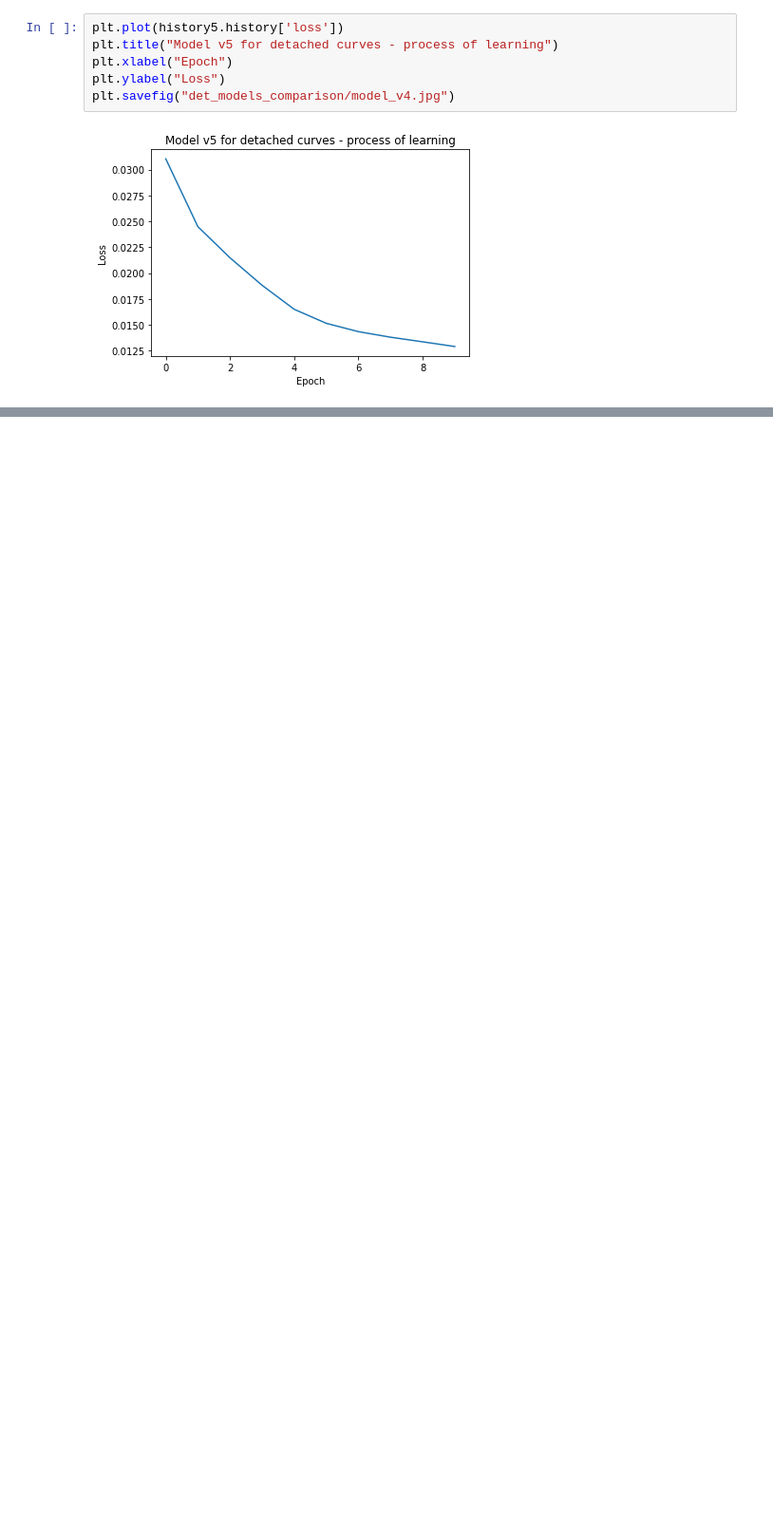
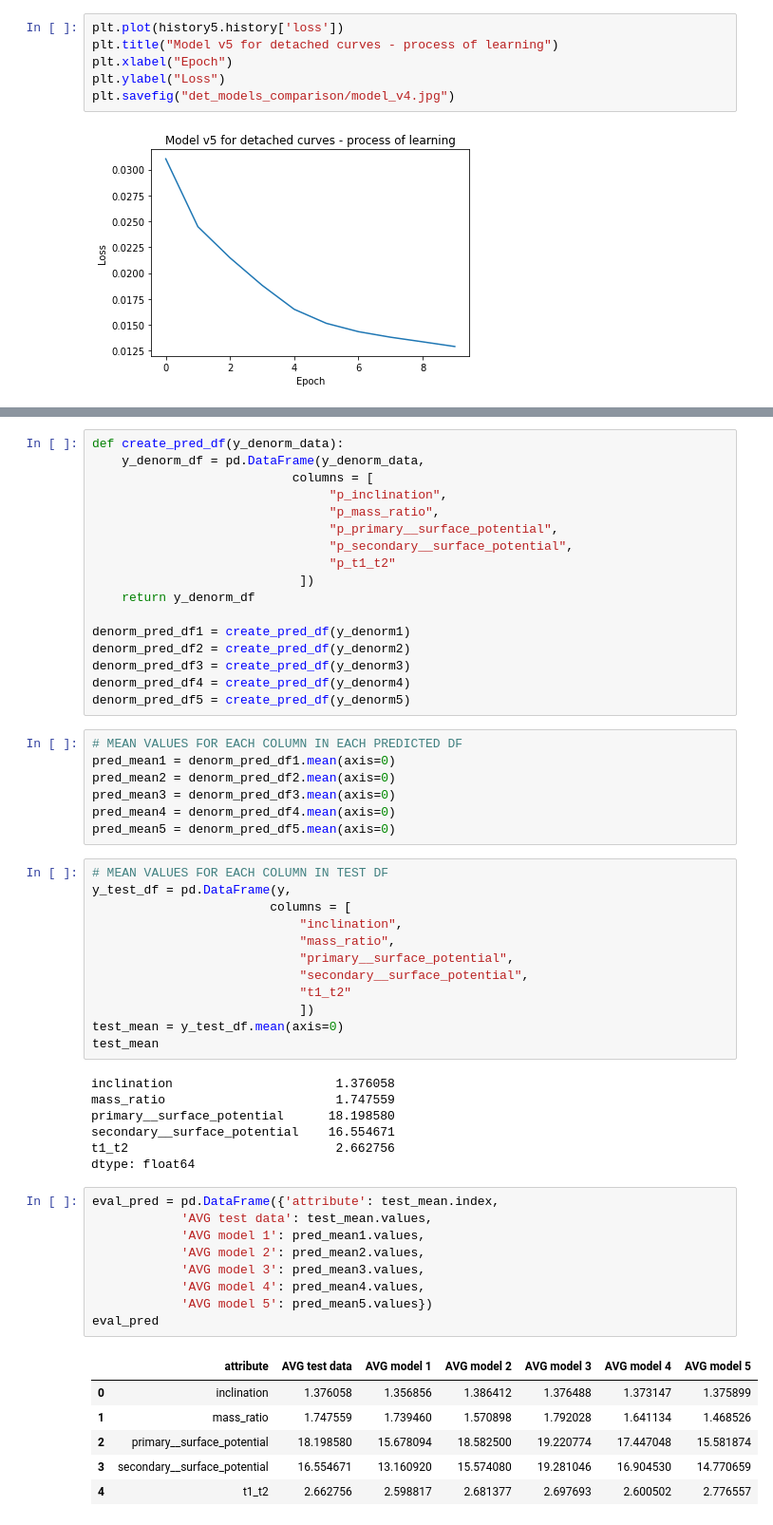
Before and after one commit to AdriNemcikova/DP, a Jupyter notebook: DET_models_comparison.ipynb, the cells around one changed output, grey strips where cells are left out. Shown at 95% size. Drawn from its saved outputs; the diff is of its cells as text; blank space fills up the shorter version.

```diff
--- a/DET_models_comparison.ipynb
+++ b/DET_models_comparison.ipynb
@@ -461,0 +634,59 @@ plt.savefig("det_models_comparison/model_v4.jpg")
+# %%
+def create_pred_df(y_denorm_data):
+    y_denorm_df = pd.DataFrame(y_denorm_data,
+                           columns = [
+                                "p_inclination",
+                                "p_mass_ratio",
+                                "p_primary__surface_potential",
+                                "p_secondary__surface_potential",
+                                "p_t1_t2"
+                            ])
+    return y_denorm_df
+
+denorm_pred_df1 = create_pred_df(y_denorm1)
+denorm_pred_df2 = create_pred_df(y_denorm2)
+denorm_pred_df3 = create_pred_df(y_denorm3)
+denorm_pred_df4 = create_pred_df(y_denorm4)
+denorm_pred_df5 = create_pred_df(y_denorm5)
+# %%
+# MEAN VALUES FOR EACH COLUMN IN EACH PREDICTED DF
+pred_mean1 = denorm_pred_df1.mean(axis=0)
+pred_mean2 = denorm_pred_df2.mean(axis=0)
+pred_mean3 = denorm_pred_df3.mean(axis=0)
+pred_mean4 = denorm_pred_df4.mean(axis=0)
+pred_mean5 = denorm_pred_df5.mean(axis=0)
+# %%
+# MEAN VALUES FOR EACH COLUMN IN TEST DF
+y_test_df = pd.DataFrame(y,
+                        columns = [
+                            "inclination",
+                            "mass_ratio",
+                            "primary__surface_potential",
+                            "secondary__surface_potential",
+                            "t1_t2"
+                            ])
+test_mean = y_test_df.mean(axis=0)
+test_mean
+# %% [output]
+inclination                      1.376058
+mass_ratio                       1.747559
+primary__surface_potential      18.198580
+secondary__surface_potential    16.554671
+t1_t2                            2.662756
+dtype: float64
+# %%
+eval_pred = pd.DataFrame({'attribute': test_mean.index,
+            'AVG test data': test_mean.values,
+            'AVG model 1': pred_mean1.values,
+            'AVG model 2': pred_mean2.values,
+            'AVG model 3': pred_mean3.values,
+            'AVG model 4': pred_mean4.values,
+            'AVG model 5': pred_mean5.values})
+eval_pred
+# %% [output]
+|  | attribute | AVG test data | AVG model 1 | AVG model 2 | AVG model 3 | AVG model 4 | AVG model 5 |
+| 0 | inclination | 1.376058 | 1.356856 | 1.386412 | 1.376488 | 1.373147 | 1.375899 |
+| 1 | mass_ratio | 1.747559 | 1.739460 | 1.570898 | 1.792028 | 1.641134 | 1.468526 |
+| 2 | primary__surface_potential | 18.198580 | 15.678094 | 18.582500 | 19.220774 | 17.447048 | 15.581874 |
+| 3 | secondary__surface_potential | 16.554671 | 13.160920 | 15.574080 | 19.281046 | 16.904530 | 14.770659 |
+| 4 | t1_t2 | 2.662756 | 2.598817 | 2.681377 | 2.697693 | 2.600502 | 2.776557 |
```
Also changed, not shown: parts of 17 cells of this notebook, 6 other files.
